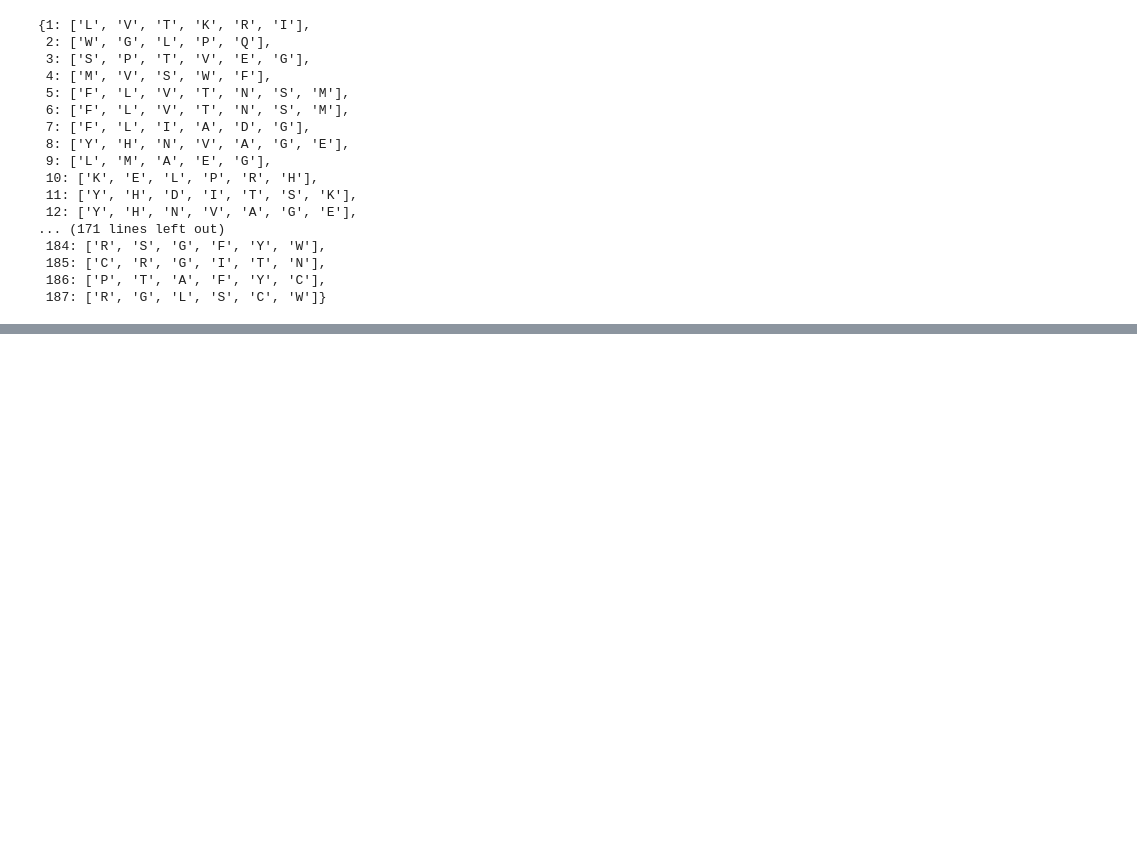
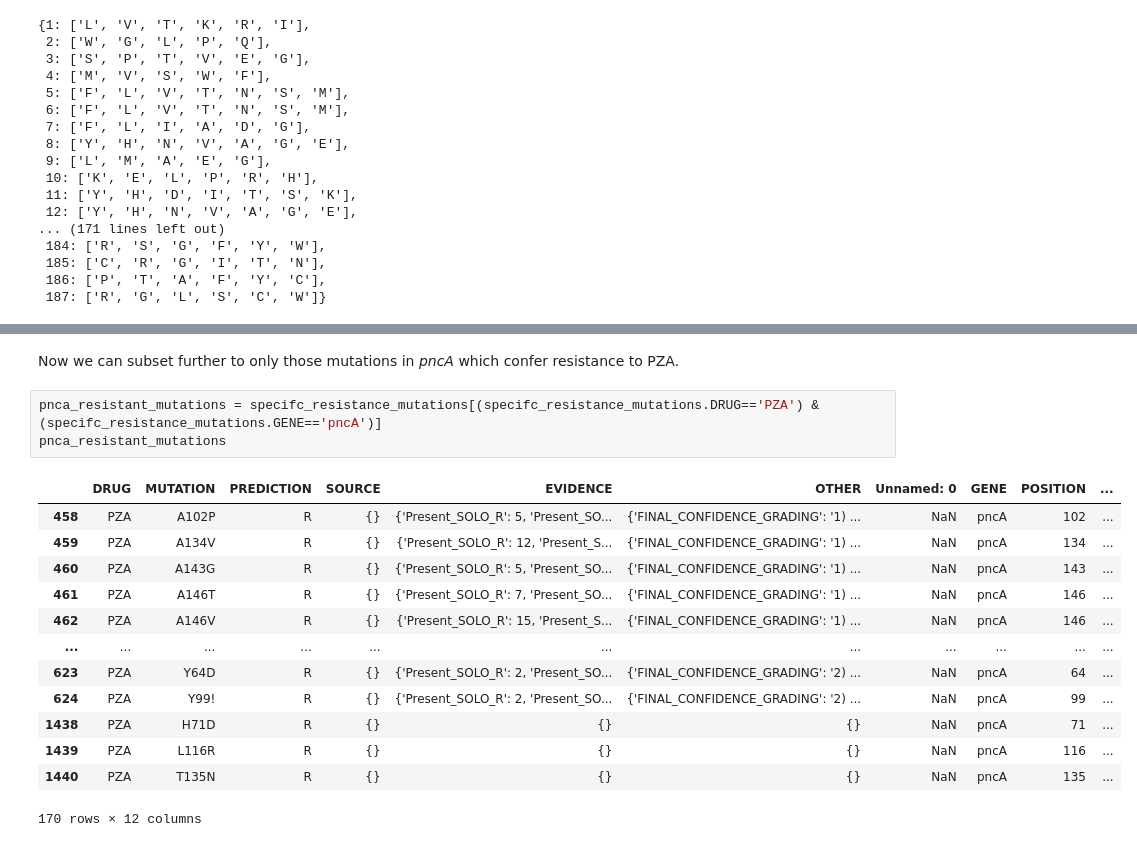
Before and after one commit to fowler-lab/sbmlsim, a Jupyter notebook: kernel.ipynb, the cells around one changed output, grey strips where cells are left out. Drawn from its saved outputs; the diff is of its cells as text; blank space fills up the shorter version.

```diff
--- a/kernel.ipynb
+++ b/kernel.ipynb
@@ -109,0 +172,19 @@ possible_mutations
+# %% [markdown]
+Now we can subset further to only those mutations in *pncA* which confer resistance to PZA.
+# %%
+pnca_resistant_mutations = specifc_resistance_mutations[(specifc_resistance_mutations.DRUG=='PZA') & (specifc_resistance_mutations.GENE=='pncA')]
+pnca_resistant_mutations
+# %% [output]
+|  | DRUG | MUTATION | PREDICTION | SOURCE | EVIDENCE | OTHER | Unnamed: 0 | GENE | POSITION | ... |
+| 458 | PZA | A102P | R | {} | {'Present_SOLO_R': 5, 'Present_SO... | {'FINAL_CONFIDENCE_GRADING': '1) ... | NaN | pncA | 102 | ... |
+| 459 | PZA | A134V | R | {} | {'Present_SOLO_R': 12, 'Present_S... | {'FINAL_CONFIDENCE_GRADING': '1) ... | NaN | pncA | 134 | ... |
+| 460 | PZA | A143G | R | {} | {'Present_SOLO_R': 5, 'Present_SO... | {'FINAL_CONFIDENCE_GRADING': '1) ... | NaN | pncA | 143 | ... |
+| 461 | PZA | A146T | R | {} | {'Present_SOLO_R': 7, 'Present_SO... | {'FINAL_CONFIDENCE_GRADING': '1) ... | NaN | pncA | 146 | ... |
+| 462 | PZA | A146V | R | {} | {'Present_SOLO_R': 15, 'Present_S... | {'FINAL_CONFIDENCE_GRADING': '1) ... | NaN | pncA | 146 | ... |
+| ... | ... | ... | ... | ... | ... | ... | ... | ... | ... | ... |
+| 623 | PZA | Y64D | R | {} | {'Present_SOLO_R': 2, 'Present_SO... | {'FINAL_CONFIDENCE_GRADING': '2) ... | NaN | pncA | 64 | ... |
+| 624 | PZA | Y99! | R | {} | {'Present_SOLO_R': 2, 'Present_SO... | {'FINAL_CONFIDENCE_GRADING': '2) ... | NaN | pncA | 99 | ... |
+| 1438 | PZA | H71D | R | {} | {} | {} | NaN | pncA | 71 | ... |
+| 1439 | PZA | L116R | R | {} | {} | {} | NaN | pncA | 116 | ... |
+| 1440 | PZA | T135N | R | {} | {} | {} | NaN | pncA | 135 | ... |
+170 rows × 12 columns
```
Also changed, not shown: parts of 14 cells of this notebook, 2 other files.
